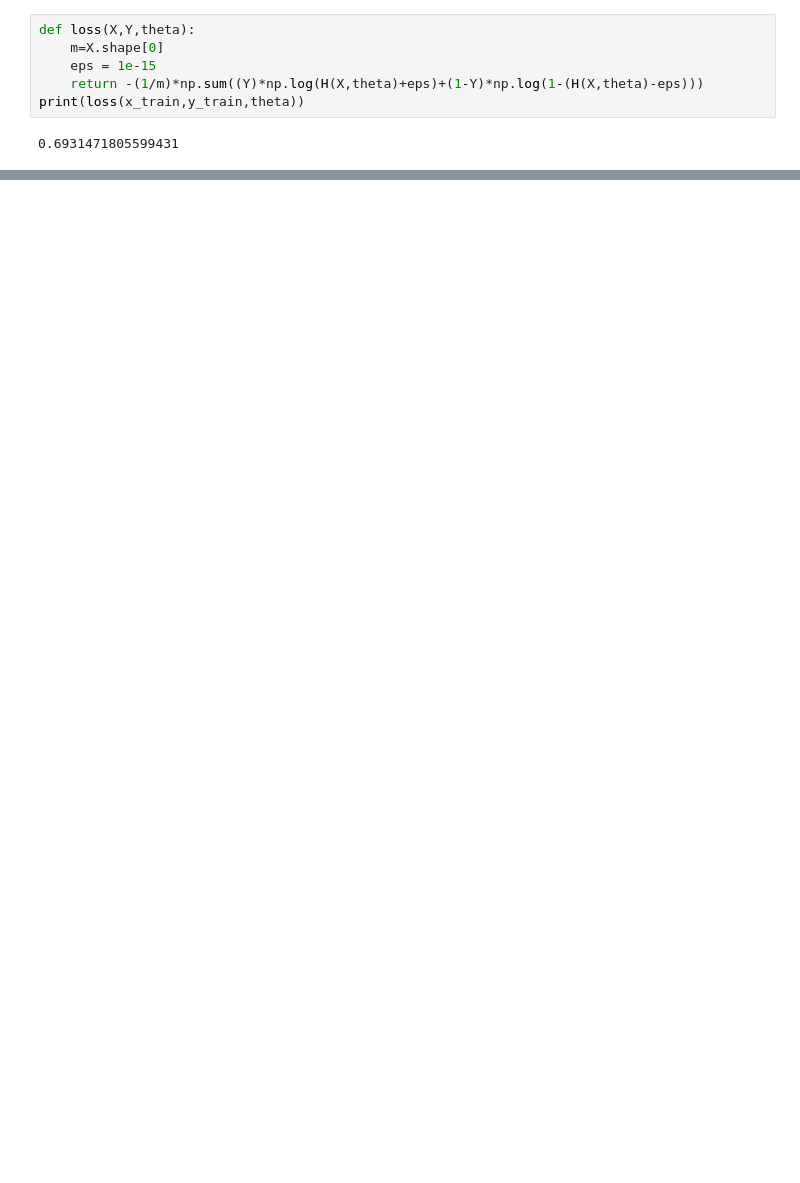
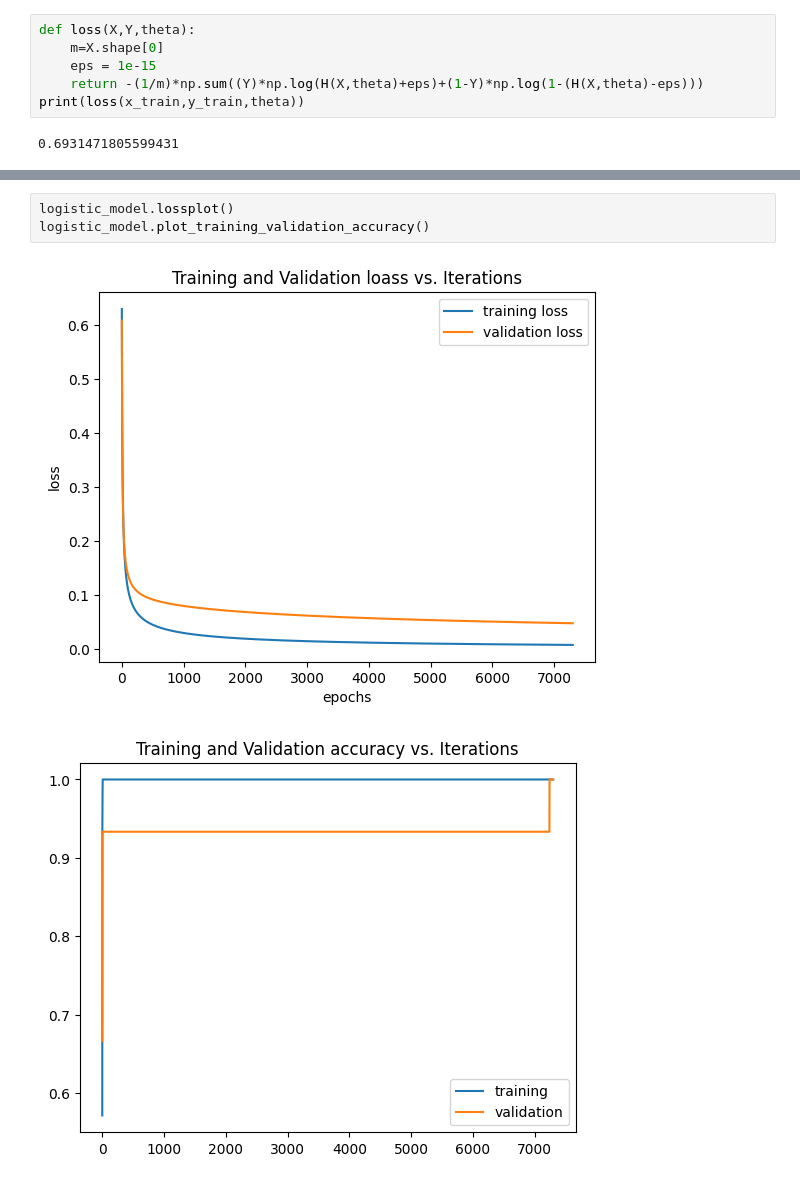
Before and after one commit to xPREMy/IML_LAB, a Jupyter notebook: LAB_2/Q2.ipynb, the cells around one changed output, grey strips where cells are left out. Saved outputs shown, nothing was run; the diff lists cells and outputs as text; blank space fills up the shorter version.

```diff
--- a/LAB_2/Q2.ipynb
+++ b/LAB_2/Q2.ipynb
@@ -198,3 +146,9 @@ Epoch 50/50 | Train loss: 0.1897 | Val loss: 0.1531
+# %%
+logistic_model.lossplot()
+logistic_model.plot_training_validation_accuracy()
+# %% [output]
+[figure, added]
+[figure, added]
 # %%
 print(logistic_model.accuracy_score(x_train,y_train,0.5))
 print(logistic_model.accuracy_score(x_val,y_val,0.5))
```
Also changed, not shown: parts of 14 cells of this notebook, 11 other files.
